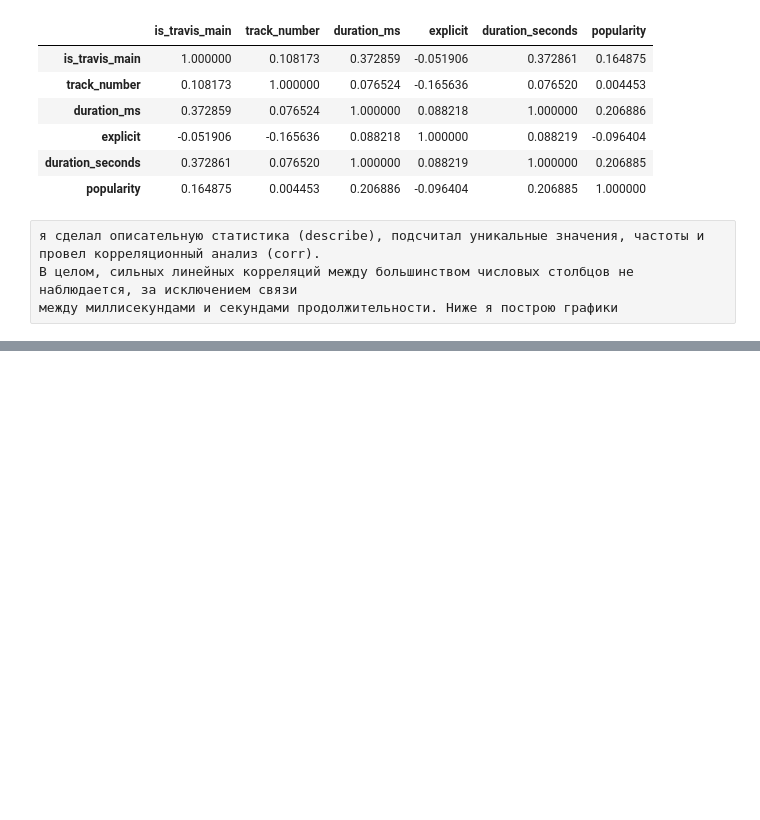
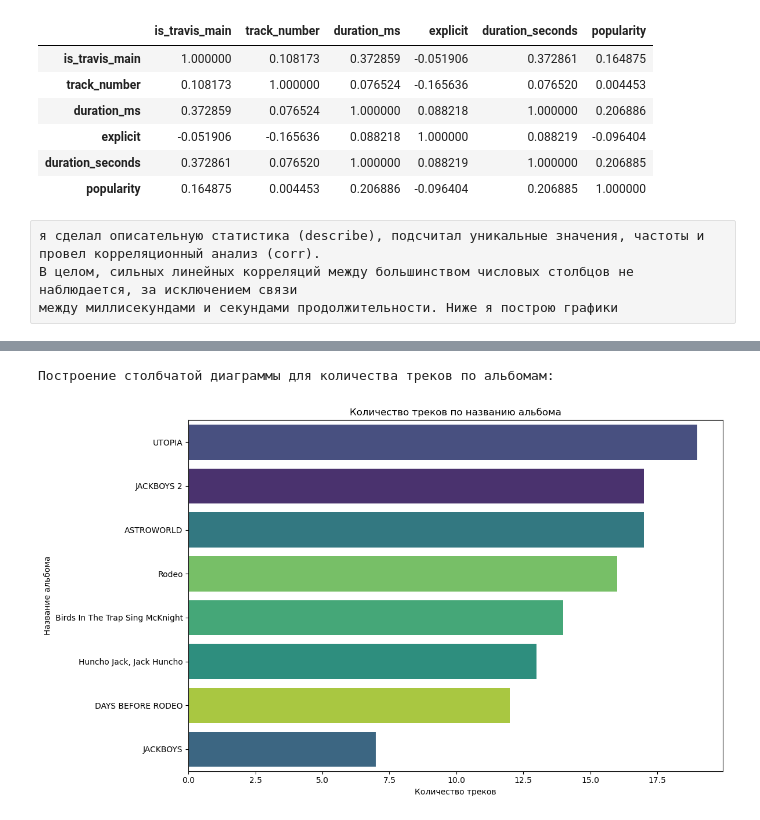
Before and after one commit to nikitastorchak920/proect, a Jupyter notebook: Проект.ipynb, the cells around one changed output, grey strips where cells are left out. Drawn from its saved outputs; the diff is of its cells as text; code cells hidden in the pictures; blank space fills up the shorter version.

```diff
--- a/Проект.ipynb
+++ b/Проект.ipynb
@@ -198,0 +242,13 @@ display(df.corr(numeric_only=True))
+# %%
+print('Построение столбчатой диаграммы для количества треков по альбомам:')
+
+plt.figure(figsize=(12, 7))
+sns.countplot(data=df, y='album_name', hue='album_name', order = df['album_name'].value_counts().index, palette='viridis', legend=False)
+plt.title('Количество треков по названию альбома')
+plt.xlabel('Количество треков')
+plt.ylabel('Название альбома')
+plt.tight_layout()
+plt.show()
+# %% [output]
+Построение столбчатой диаграммы для количества треков по альбомам:
+[figure, added]
```
Also changed, not shown: parts of 10 cells of this notebook.
